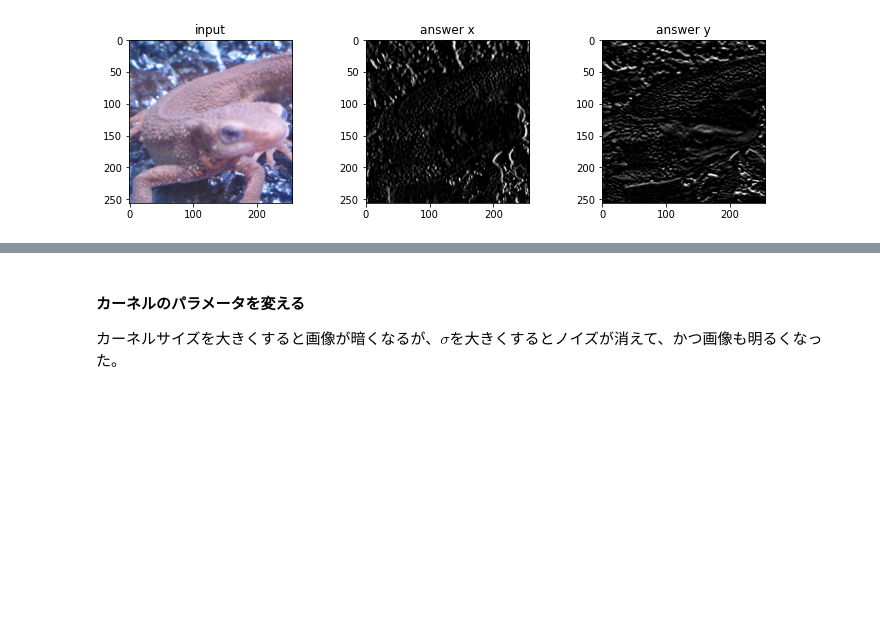
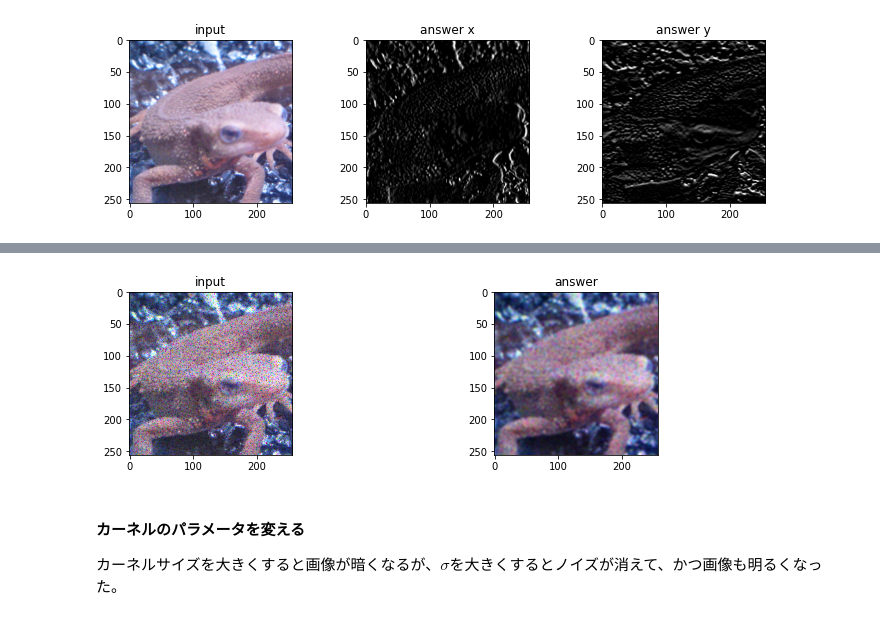
Before and after one commit to TakuroTerui/Gasyori100knock, a Jupyter notebook: work/Gasyori100knock_Q11_20.ipynb, the cells around one changed output, grey strips where cells are left out. Cells and saved outputs as stored; diff of their text form; code cells hidden in the pictures; blank space fills up the shorter version.

```diff
--- a/work/Gasyori100knock_Q11_20.ipynb
+++ b/work/Gasyori100knock_Q11_20.ipynb
@@ -245,6 +308,32 @@ LoGフィルタとはLaplacian of Gaussianであり、ガウシアンフィル
 Laplcianフィルタは二次微分をとるのでノイズが強調されるのを防ぐために、予めGaussianフィルタでノイズを抑える。LoGフィルタは次式で定義される。
 
 <img src="https://github.com/TakuroTerui/Gasyori100knock/raw/master/questions/question_11_20/images/log_filter_equ.png" width="600"/>
+# %%
+# answer
+def filter_LoG(img, k_size=(3, 3), sigma=1.2):
+    # kernel
+    k = np.zeros(k_size, dtype=np.float32)
+    pad_x = k_size[0] // 2
+    pad_y = k_size[1] // 2
+    for x in range(-pad_y, -pad_y + k_size[1]):
+        for y in range(-pad_x, -pad_x + k_size[0]):
+            k[y + pad_y, x + pad_y] = (x ** 2 + y ** 2 - 2 * (sigma ** 2)) * np.exp( - (x ** 2 + y ** 2) / (2 * (sigma ** 2)))
+    k /= (2 * np.pi * (sigma ** 6))
+    k /= k.sum()
+
+    out = cv2.filter2D(img.astype(np.float32), -1, k)
+    out -= out.min() # normalize > [0, 1]
+    out /= out.max()
+    return out
+
+img_log = filter_LoG(img_noise, k_size=(5, 5), sigma=3)
+
+plt.figure(figsize=(12, 3))
+plt.subplot(1, 2, 1); plt.title('input'); plt.imshow(img_noise, cmap='gray')
+plt.subplot(1, 2, 2); plt.title('answer'); plt.imshow(img_log, cmap='gray')
+plt.show()
+# %% [output]
+[figure, added]
 # %% [markdown]
 #### カーネルのパラメータを変える
 カーネルサイズを大きくすると画像が暗くなるが、$\sigma$を大きくするとノイズが消えて、かつ画像も明るくなった。
```
Also changed, not shown: parts of 7 cells of this notebook.
